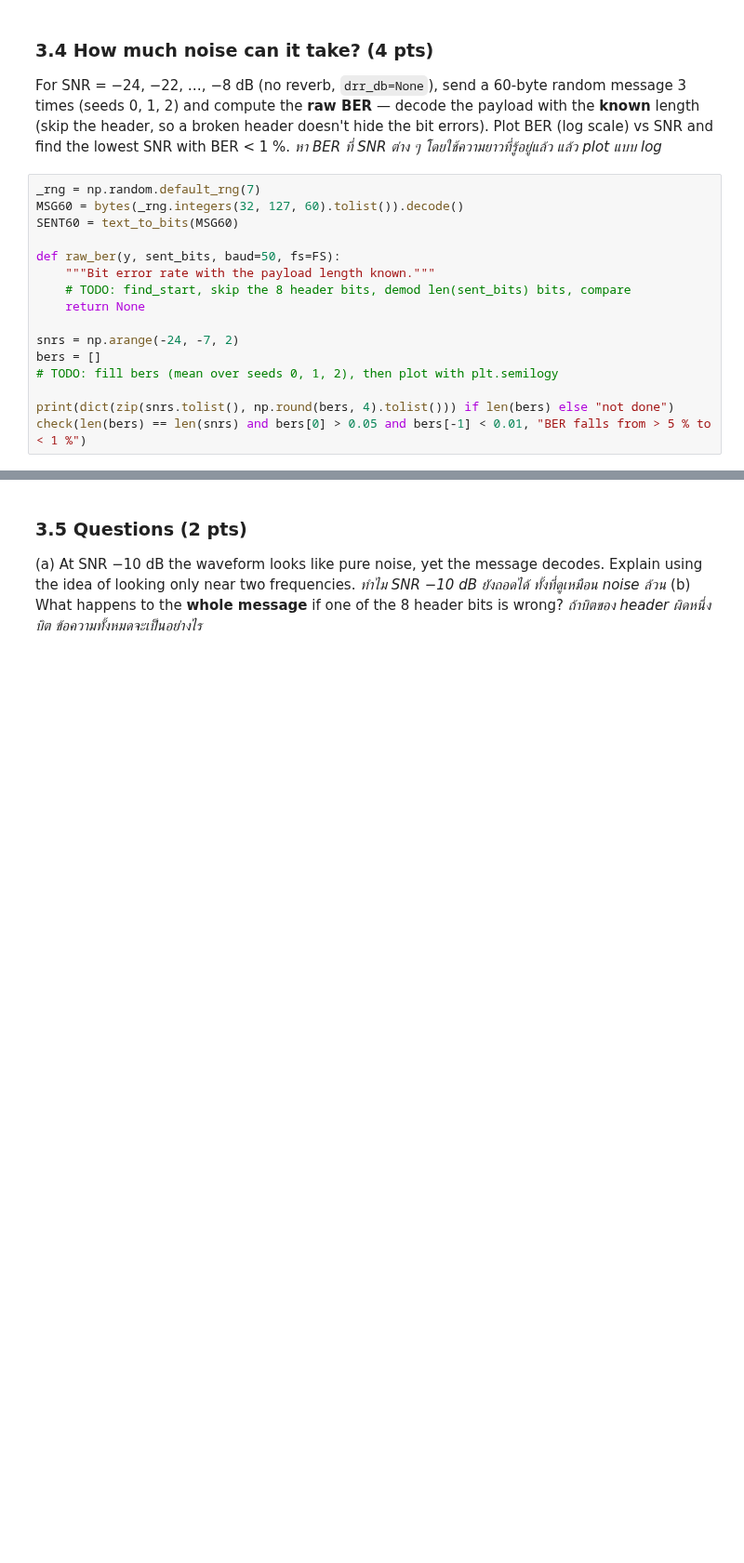
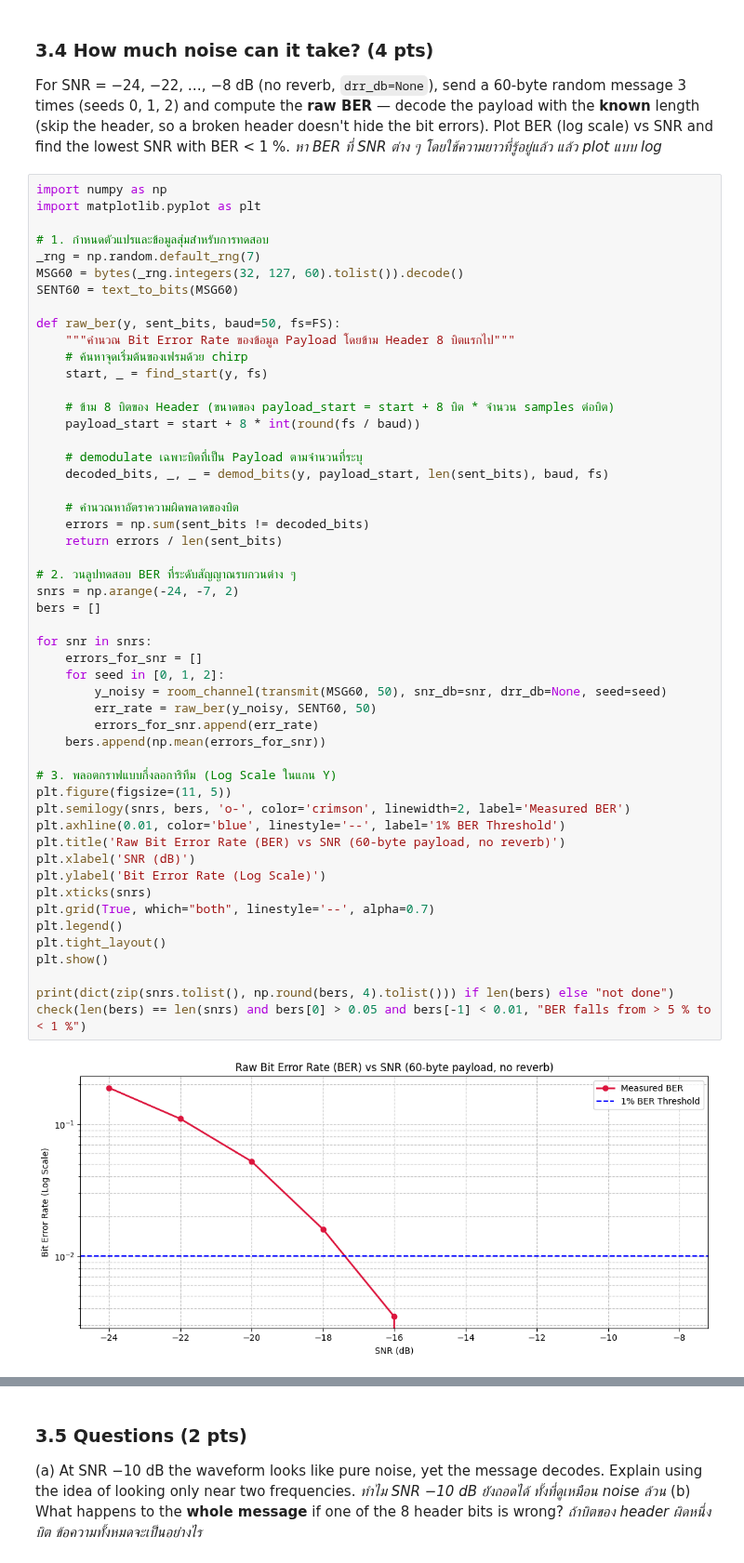
Before and after one commit to 3rd-top/DSP-Labs, a Jupyter notebook: Y3Lab2_T100.ipynb, the cells around one changed output, grey strips where cells are left out. Shown at 93% size. Drawn from its saved outputs; the diff is of its cells as text; blank space fills up the shorter version.

```diff
--- a/Y3Lab2_T100.ipynb
+++ b/Y3Lab2_T100.ipynb
@@ -292,19 +467,56 @@ for snr in [10, 0, -10]:
 ### 3.4 How much noise can it take? (4 pts)
 For SNR = −24, −22, …, −8 dB (no reverb, `drr_db=None`), send a 60-byte random message 3 times (seeds 0, 1, 2) and compute the **raw BER** — decode the payload with the **known** length (skip the header, so a broken header doesn't hide the bit errors). Plot BER (log scale) vs SNR and find the lowest SNR with BER < 1 %.
 *หา BER ที่ SNR ต่าง ๆ โดยใช้ความยาวที่รู้อยู่แล้ว แล้ว plot แบบ log*
-# %%
-_rng = np.random.default_rng(7)
-MSG60 = bytes(_rng.integers(32, 127, 60).tolist()).decode()
-SENT60 = text_to_bits(MSG60)
-
-def raw_ber(y, sent_bits, baud=50, fs=FS):
-    """Bit error rate with the payload length known."""
-    # TODO: find_start, skip the 8 header bits, demod len(sent_bits) bits, compare
-    return None
-
-snrs = np.arange(-24, -7, 2)
-bers = []
-# TODO: fill bers (mean over seeds 0, 1, 2), then plot with plt.semilogy
-
-print(dict(zip(snrs.tolist(), np.round(bers, 4).tolist())) if len(bers) else "not done")
-check(len(bers) == len(snrs) and bers[0] > 0.05 and bers[-1] < 0.01, "BER falls from > 5 % to < 1 %")
+# %%
+import numpy as np
+import matplotlib.pyplot as plt
+
+# 1. กำหนดตัวแปรและข้อมูลสุ่มสำหรับการทดสอบ
+_rng = np.random.default_rng(7)
+MSG60 = bytes(_rng.integers(32, 127, 60).tolist()).decode()
+SENT60 = text_to_bits(MSG60)
+
+def raw_ber(y, sent_bits, baud=50, fs=FS):
+    """คำนวณ Bit Error Rate ของข้อมูล Payload โดยข้าม Header 8 บิตแรกไป"""
+    # ค้นหาจุดเริ่มต้นของเฟรมด้วย chirp
+    start, _ = find_start(y, fs)
+
+    # ข้าม 8 บิตของ Header (ขนาดของ payload_start = start + 8 บิต * จำนวน samples ต่อบิต)
+    payload_start = start + 8 * int(round(fs / baud))
+
+    # demodulate เฉพาะบิตที่เป็น Payload ตามจำนวนที่ระบุ
+    decoded_bits, _, _ = demod_bits(y, payload_start, len(sent_bits), baud, fs)
+
+    # คำนวณหาอัตราความผิดพลาดของบิต
+    errors = np.sum(sent_bits != decoded_bits)
+    return errors / len(sent_bits)
+
+# 2. วนลูปทดสอบ BER ที่ระดับสัญญาณรบกวนต่าง ๆ
+snrs = np.arange(-24, -7, 2)
+bers = []
+
+for snr in snrs:
+    errors_for_snr = []
+    for seed in [0, 1, 2]:
+        y_noisy = room_channel(transmit(MSG60, 50), snr_db=snr, drr_db=None, seed=seed)
+        err_rate = raw_ber(y_noisy, SENT60, 50)
+        errors_for_snr.append(err_rate)
+    bers.append(np.mean(errors_for_snr))
+
+# 3. พลอตกราฟแบบกึ่งลอการิทึม (Log Scale ในแกน Y)
+plt.figure(figsize=(11, 5))
+plt.semilogy(snrs, bers, 'o-', color='crimson', linewidth=2, label='Measured BER')
+plt.axhline(0.01, color='blue', linestyle='--', label='1% BER Threshold')
+plt.title('Raw Bit Error Rate (BER) vs SNR (60-byte payload, no reverb)')
+plt.xlabel('SNR (dB)')
+plt.ylabel('Bit Error Rate (Log Scale)')
+plt.xticks(snrs)
+plt.grid(True, which="both", linestyle='--', alpha=0.7)
+plt.legend()
+plt.tight_layout()
+plt.show()
+
+print(dict(zip(snrs.tolist(), np.round(bers, 4).tolist())) if len(bers) else "not done")
+check(len(bers) == len(snrs) and bers[0] > 0.05 and bers[-1] < 0.01, "BER falls from > 5 % to < 1 %")
+# %% [output]
+[figure, added]
```
Also changed, not shown: parts of 34 cells of this notebook.
